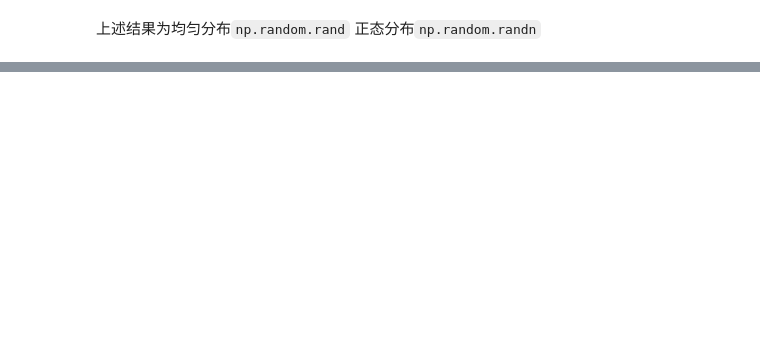
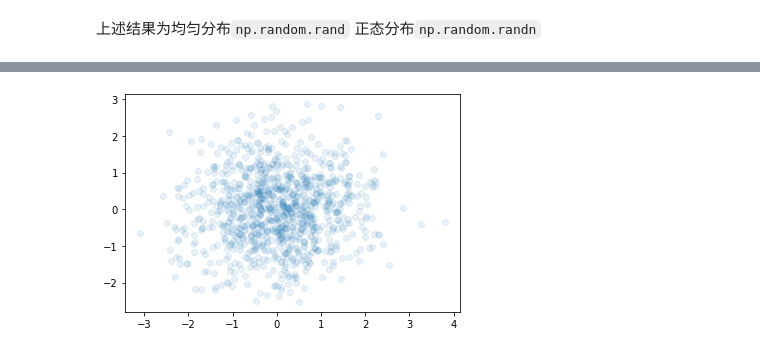
Before and after one commit to tszsiuwong/DataScienceHandbook, a Jupyter notebook: DAY1-Introduction/DAY1-Introduction.ipynb, the cells around one changed output, grey strips where cells are left out. Cells and saved outputs as stored; diff of their text form; code cells hidden in the pictures; blank space fills up the shorter version.

```diff
--- a/DAY1-Introduction/DAY1-Introduction.ipynb
+++ b/DAY1-Introduction/DAY1-Introduction.ipynb
@@ -81,0 +94,5 @@ plt.show() #表示显示在屏幕上
+# %%
+plt.scatter(x_random_normal, y_random_normal, alpha = 0.1) #画散点图
+plt.show() #表示显示在屏幕上
+# %% [output]
+[figure, added]
```
Also changed, not shown: parts of 23 cells of this notebook.
